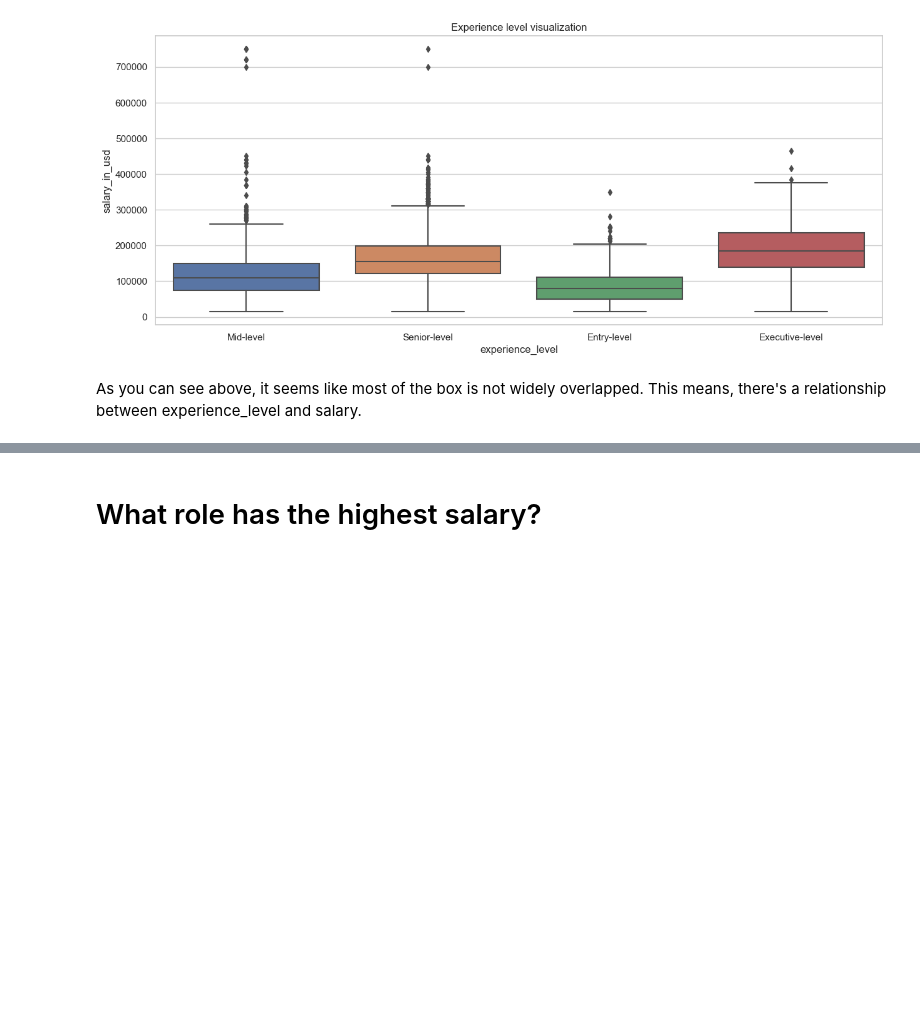
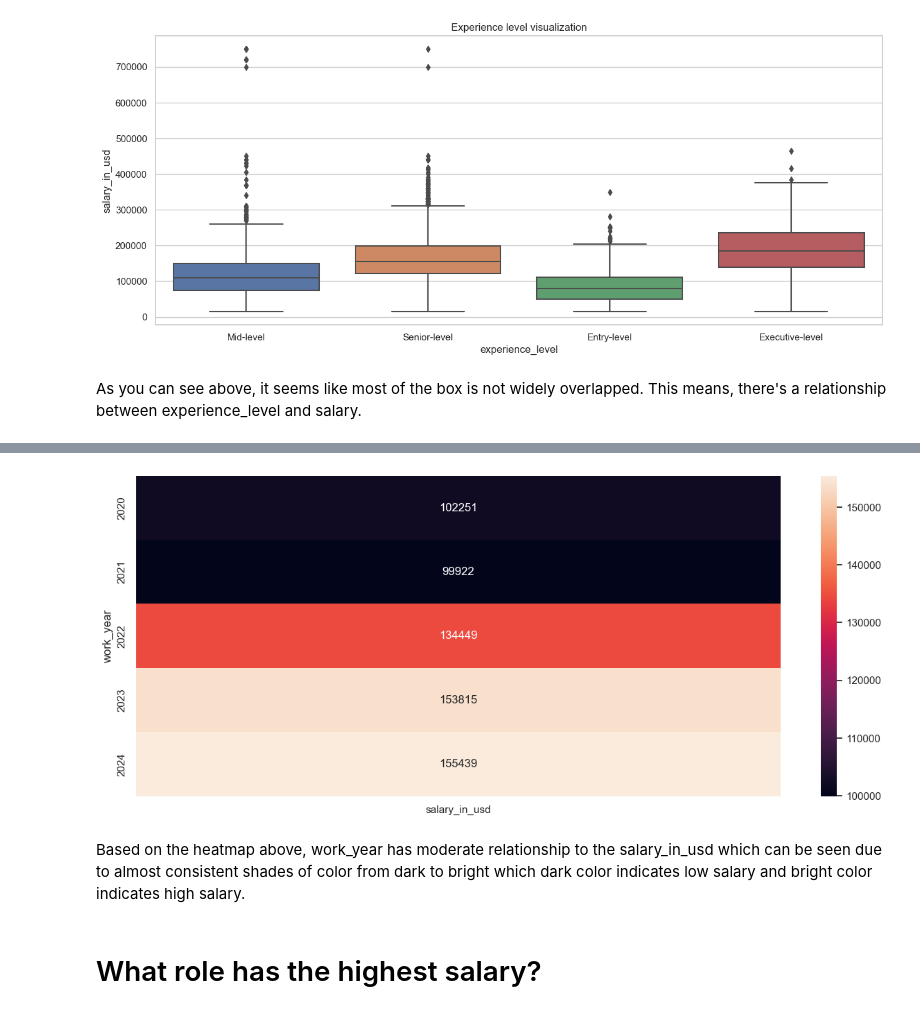
Before and after one commit to DickyAdi/DS2024_analysis, a Jupyter notebook: analysis.ipynb, the cells around one changed output, grey strips where cells are left out. Cells and saved outputs as stored; diff of their text form; code cells hidden in the pictures; blank space fills up the shorter version.

```diff
--- a/analysis.ipynb
+++ b/analysis.ipynb
@@ -282,2 +303,10 @@ As you can see above, it seems like most of the box is not widely overlapped. Th
+# %%
+plt.figure(figsize=(15,6))
+sns.heatmap(pd.pivot_table(df, values='salary_in_usd', index='work_year'), annot=True, fmt='.0f')
+plt.show()
+# %% [output]
+[figure, added]
+# %% [markdown]
+Based on the heatmap above, work_year has moderate relationship to the salary_in_usd which can be seen due to almost consistent shades of color from dark to bright which dark color indicates low salary and bright color indicates high salary.
 # %% [markdown]
 # What role has the highest salary?
```
Also changed, not shown: parts of 6 cells of this notebook.
